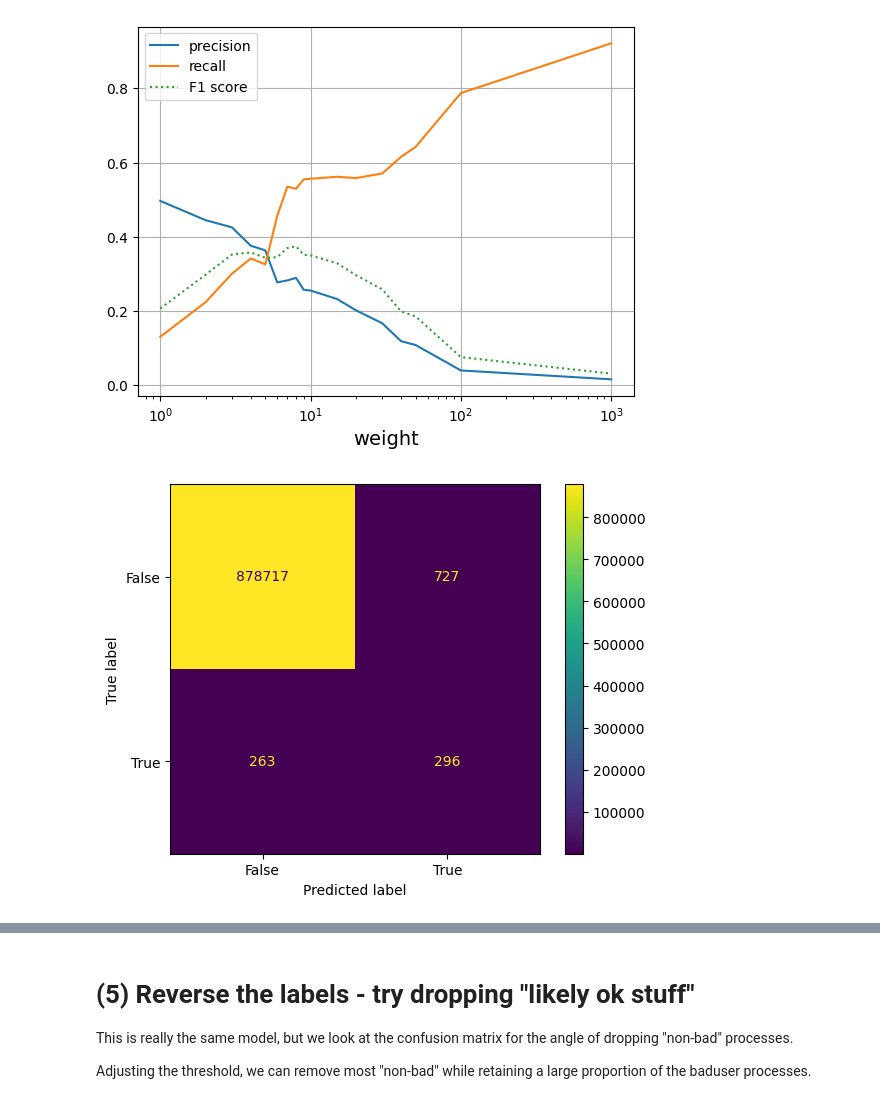
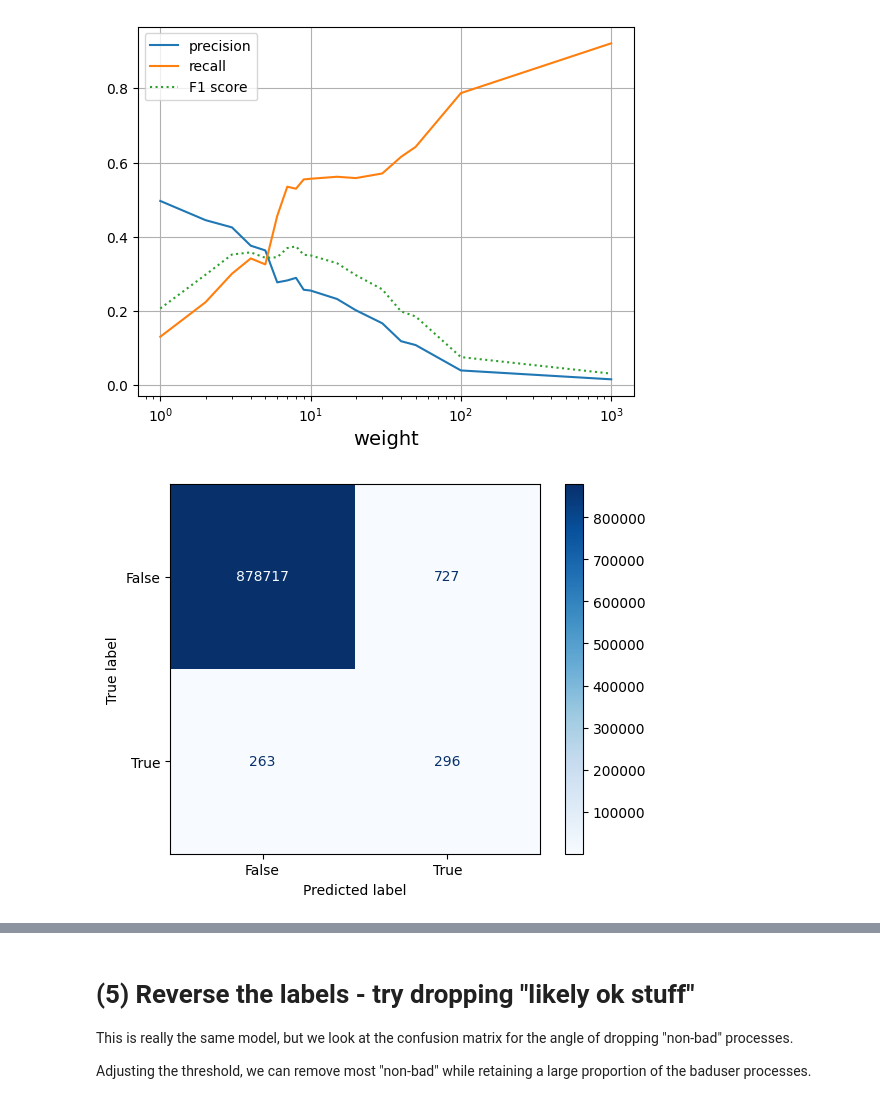
Before and after one commit to llnl/Wintap-Analytics, a Jupyter notebook: 2025-acme4-explore/process_eda.ipynb, the cells around one changed output, grey strips where cells are left out. Cells and saved outputs as stored; diff of their text form; code cells hidden in the pictures.

```diff
--- a/2025-acme4-explore/process_eda.ipynb
+++ b/2025-acme4-explore/process_eda.ipynb
@@ -475,22 +475,22 @@ w_f1 = int(_df.weight[_df.F1 == max(_df.F1)].iloc[0])
 # %%
 # Create a DecisionTreeClassifier instance
 
 cart = DecisionTreeClassifier(random_state=321, max_depth=6, class_weight={0:1, 1:w_f1}) ## re-weight due to class imbalance
 
 # Train the classifier
 cart.fit(X_train, y_train)
 
 # Make predictions
 y_pred = cart.predict(X_test)
 
 ## Confusion matrix
 cm = confusion_matrix(y_test,y_pred)
 disp = ConfusionMatrixDisplay(confusion_matrix=cm,
                               display_labels=rf.classes_)
-disp.plot()
+disp.plot(cmap="Blues")
 plt.show()
 # %% [output]
-[figure, old version]
+[figure, new version]
 # %%
 dot_data = export_graphviz(cart,
                            feature_names=X_train.columns,
```
Also changed, not shown: parts of 22 cells of this notebook, 6 other files.
